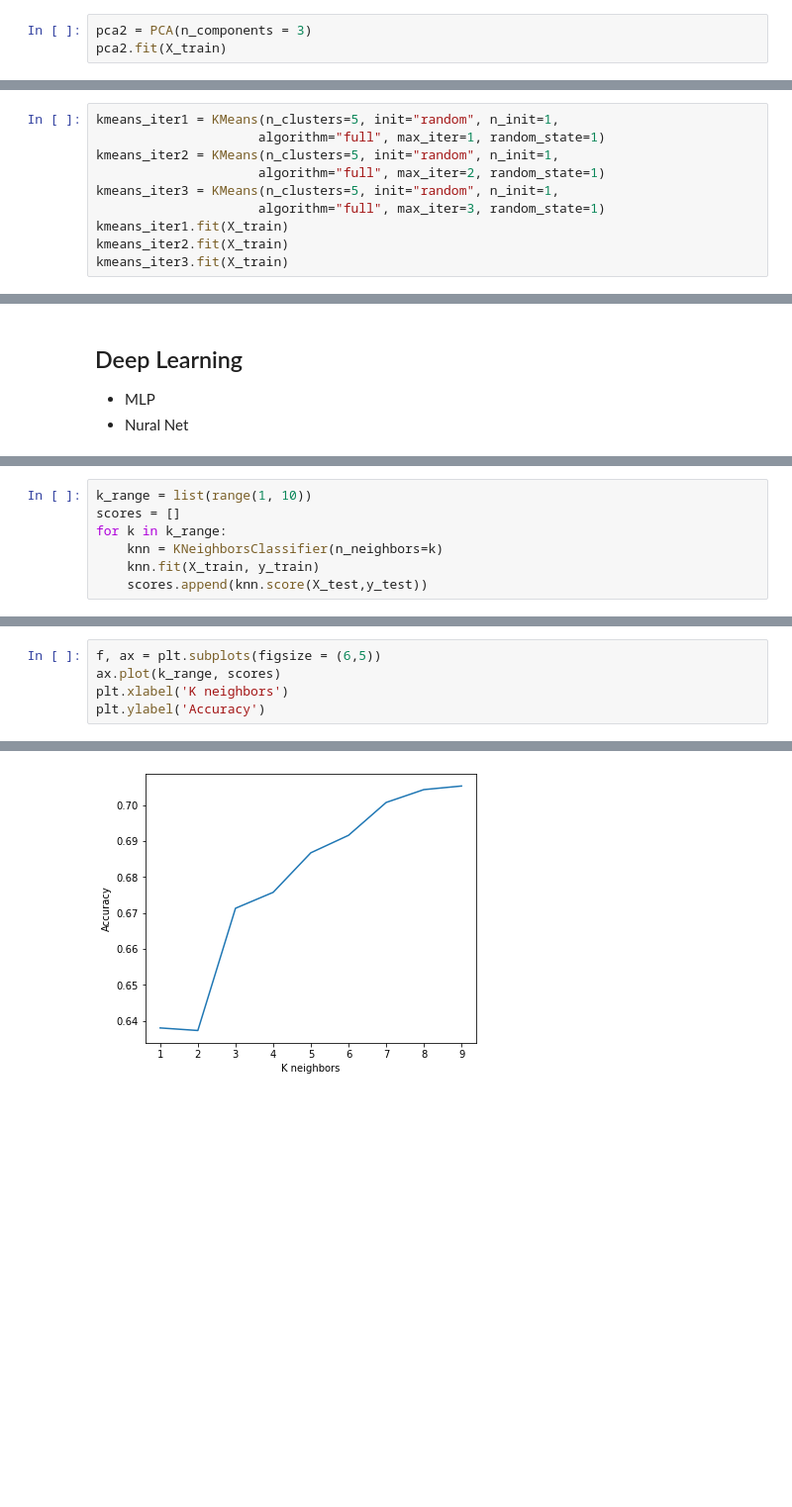
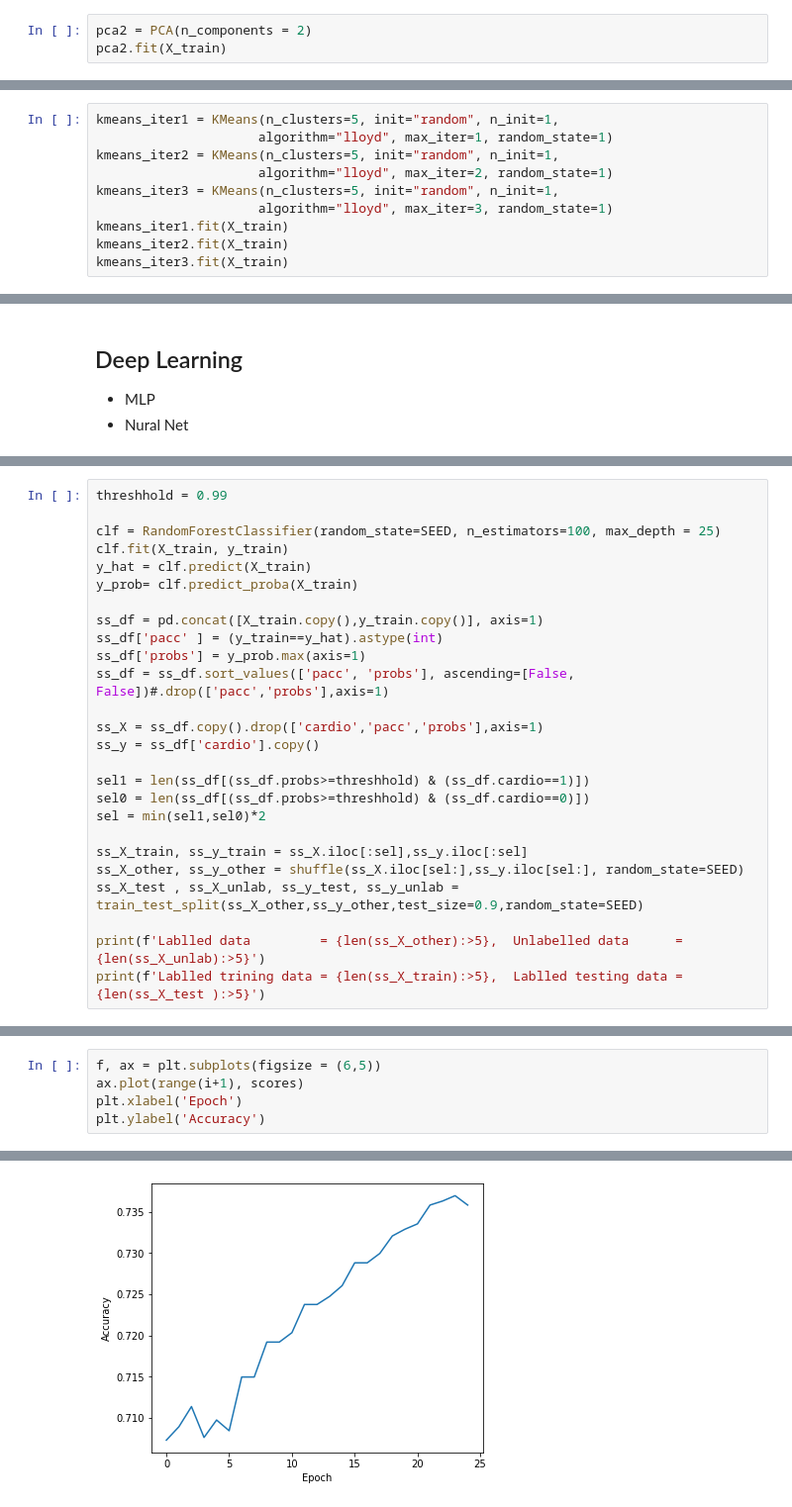
Before and after one commit to makrez/cardio_train, a Jupyter notebook: Cardio.ipynb, the cells around one changed output, grey strips where cells are left out. Shown at 99% size. Drawn from its saved outputs; the diff is of its cells as text; blank space fills up the shorter version.

```diff
--- a/Cardio.ipynb
+++ b/Cardio.ipynb
@@ -650,4 +630,4 @@ Check with 3 Components
 # %%
-pca2 = PCA(n_components = 3)
+pca2 = PCA(n_components = 2)
 pca2.fit(X_train)
 # %% [output]
@@ -740,10 +888,10 @@ Lets See how random centroids effect the clustering
 # %%
 kmeans_iter1 = KMeans(n_clusters=5, init="random", n_init=1,
-                     algorithm="full", max_iter=1, random_state=1)
+                     algorithm="lloyd", max_iter=1, random_state=1)
 kmeans_iter2 = KMeans(n_clusters=5, init="random", n_init=1,
-                     algorithm="full", max_iter=2, random_state=1)
+                     algorithm="lloyd", max_iter=2, random_state=1)
 kmeans_iter3 = KMeans(n_clusters=5, init="random", n_init=1,
-                     algorithm="full", max_iter=3, random_state=1)
+                     algorithm="lloyd", max_iter=3, random_state=1)
 kmeans_iter1.fit(X_train)
 kmeans_iter2.fit(X_train)
 kmeans_iter3.fit(X_train)
@@ -890,7 +1022,0 @@ we know that the target labels are binary. So we set k for 2
-# %%
-k_range = list(range(1, 10))
-scores = []
-for k in k_range:
-    knn = KNeighborsClassifier(n_neighbors=k)
-    knn.fit(X_train, y_train)
-    scores.append(knn.score(X_test,y_test))
@@ -896,0 +1048,26 @@ for k in k_range:
+# %%
+threshhold = 0.99
+
+clf = RandomForestClassifier(random_state=SEED, n_estimators=100, max_depth = 25)
+clf.fit(X_train, y_train)
+y_hat = clf.predict(X_train)
+y_prob= clf.predict_proba(X_train)
+
+ss_df = pd.concat([X_train.copy(),y_train.copy()], axis=1)
+ss_df['pacc' ] = (y_train==y_hat).astype(int)
+ss_df['probs'] = y_prob.max(axis=1)
+ss_df = ss_df.sort_values(['pacc', 'probs'], ascending=[False, False])#.drop(['pacc','probs'],axis=1)
+
+ss_X = ss_df.copy().drop(['cardio','pacc','probs'],axis=1)
+ss_y = ss_df['cardio'].copy()
+
+sel1 = len(ss_df[(ss_df.probs>=threshhold) & (ss_df.cardio==1)])
+sel0 = len(ss_df[(ss_df.probs>=threshhold) & (ss_df.cardio==0)])
+sel = min(sel1,sel0)*2
+
+ss_X_train, ss_y_train = ss_X.iloc[:sel],ss_y.iloc[:sel]
+ss_X_other, ss_y_other = shuffle(ss_X.iloc[sel:],ss_y.iloc[sel:], random_state=SEED)
+ss_X_test , ss_X_unlab, ss_y_test, ss_y_unlab = train_test_split(ss_X_other,ss_y_other,test_size=0.9,random_state=SEED)
+
+print(f'Lablled data         = {len(ss_X_other):>5},  Unlabelled data      = {len(ss_X_unlab):>5}')
+print(f'Lablled trining data = {len(ss_X_train):>5},  Lablled testing data = {len(ss_X_test ):>5}')
@@ -897,8 +1147,8 @@ for k in k_range:
 # %%
 f, ax = plt.subplots(figsize = (6,5))
-ax.plot(k_range, scores)
-plt.xlabel('K neighbors')
+ax.plot(range(i+1), scores)
+plt.xlabel('Epoch')
 plt.ylabel('Accuracy')
 # %% [output]
 Text(0, 0.5, 'Accuracy')
-[figure, old version]
+[figure, new version]
```
Also changed, not shown: parts of 87 cells of this notebook.
